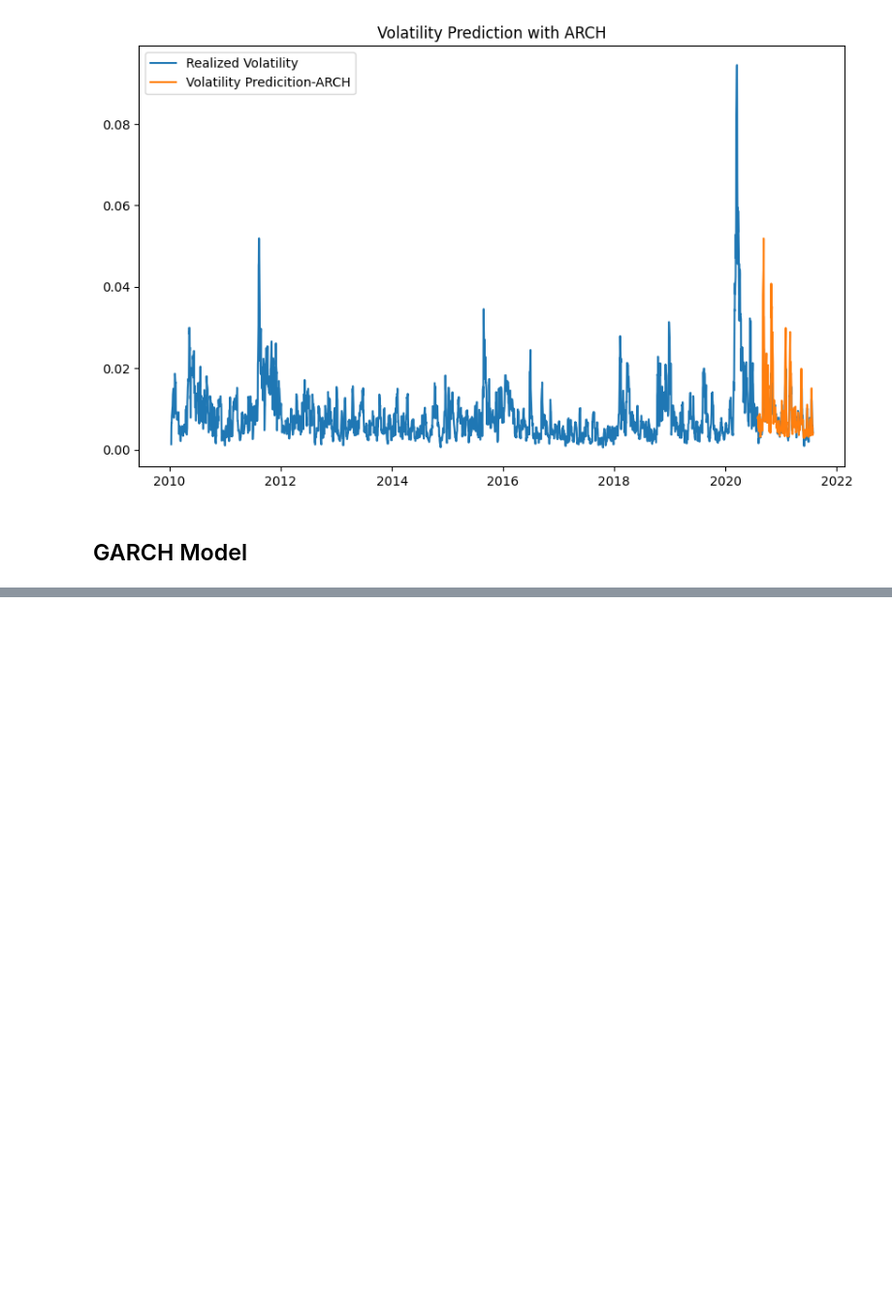
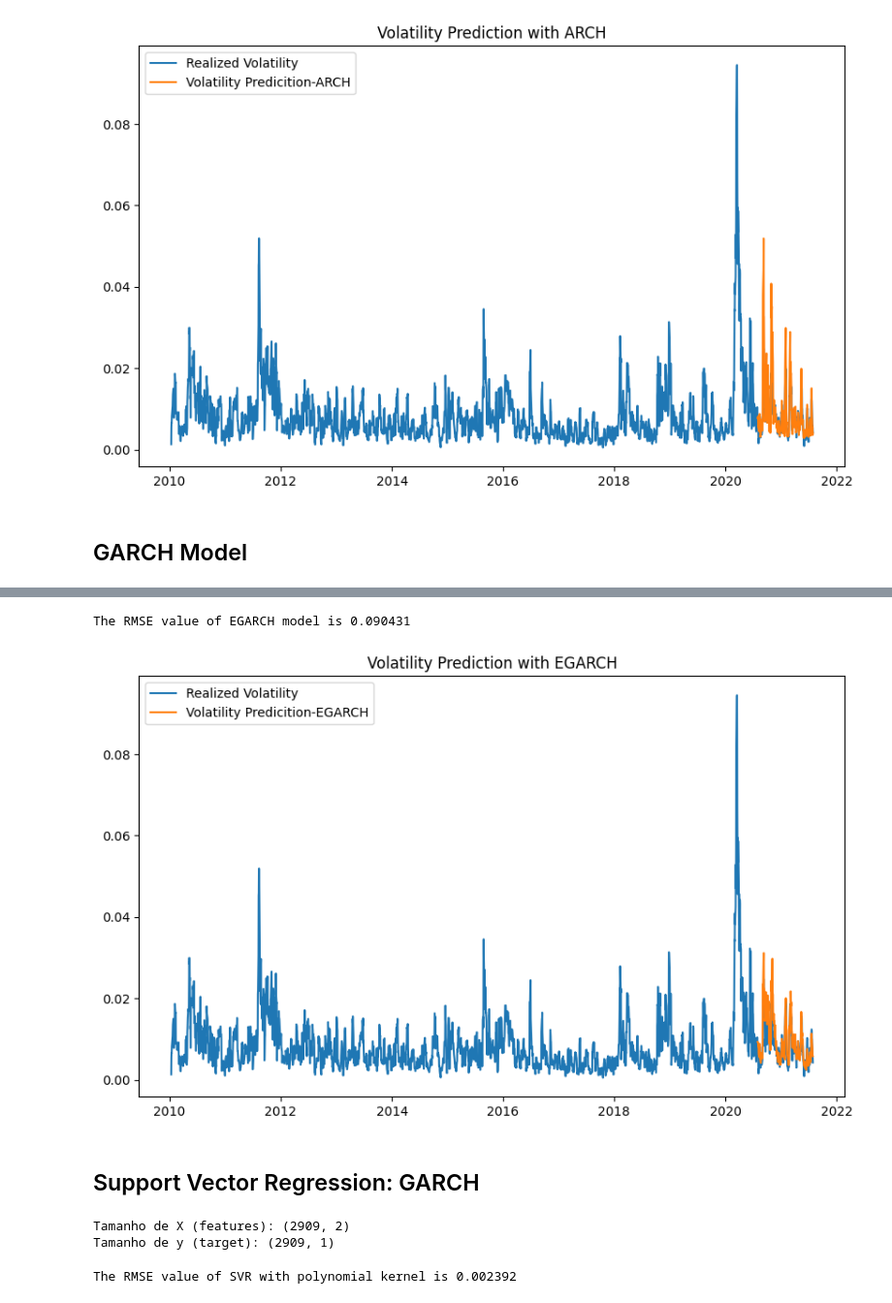
Before and after one commit to guilhermemalves03/Machine-Learning-for-Financial-Risk-Management-with-Python, a Jupyter notebook: 4-MachineLearning-BasedVolatilityPrediction.ipynb, the cells around one changed output, grey strips where cells are left out. Shown at 97% size. Cells and saved outputs as stored; diff of their text form; code cells hidden in the pictures; blank space fills up the shorter version.

```diff
--- a/4-MachineLearning-BasedVolatilityPrediction.ipynb
+++ b/4-MachineLearning-BasedVolatilityPrediction.ipynb
@@ -250,0 +417,13 @@ GARCH model is an extension of the ARCH model incorporating lagged conditional v
+# %%
+bic_egarch=[]
+
+for p in range(1,5):
+    for q in range(1,5):
+        egarch = arch_model(ret, mean="zero", vol="EGARCH", p=p, q=q).fit(disp="off")
+        bic_egarch.append(egarch.bic)
+        if egarch.bic == np.min(bic_egarch):
+            best_param = p, q
+egarch = arch_model(ret, mean="zero", vol= "EGARCH", p=best_param[0], q=best_param[1]).fit(disp="off")
+print(egarch.summary())
+forecast = egarch.forecast(start=split_date[0])
+forecast_egarch = forecast
@@ -250,0 +451,17 @@ GARCH model is an extension of the ARCH model incorporating lagged conditional v
+# %%
+rmse_egarch= np.sqrt(mse(realized_vol[-n:]/100, np.sqrt(forecast_egarch.variance.iloc[-len(split_date):]/100)))
+print("The RMSE value of EGARCH model is {:-4f}".format(rmse_egarch))
+# %% [output]
+The RMSE value of EGARCH model is 0.090431
+# %%
+plt.figure(figsize=(10,6))
+plot_realized_vol = ret.rolling(5).std()
+plt.plot(realized_vol/100, label = "Realized Volatility")
+plt.plot(forecast_egarch.variance.iloc[-len(split_date):]/100, label = "Volatility Predicition-EGARCH")
+plt.title("Volatility Prediction with EGARCH", fontsize=12)
+plt.legend()
+plt.show()
+# %% [output]
+[figure, added]
+# %% [markdown]
+## Support Vector Regression: GARCH
@@ -250,0 +485,11 @@ GARCH model is an extension of the ARCH model incorporating lagged conditional v
+# %%
+y = realized_vol.iloc[4:].copy()
+y = y.reset_index(drop=True)
+
+print(f"Tamanho de X (features): {X.shape}")
+print(f"Tamanho de y (target): {y.shape}")
+
+n = 252
+# %% [output]
+Tamanho de X (features): (2909, 2)
+Tamanho de y (target): (2909, 1)
@@ -250,0 +508,5 @@ GARCH model is an extension of the ARCH model incorporating lagged conditional v
+# %%
+rmse_svr_poly = np.sqrt(mse(y.iloc[-n:] /100, predict_svr_poly / 100))
+print("The RMSE value of SVR with polynomial kernel is {:-4f}".format(rmse_svr_poly))
+# %% [output]
+The RMSE value of SVR with polynomial kernel is 0.002392
```
Also changed, not shown: parts of 38 cells of this notebook.
